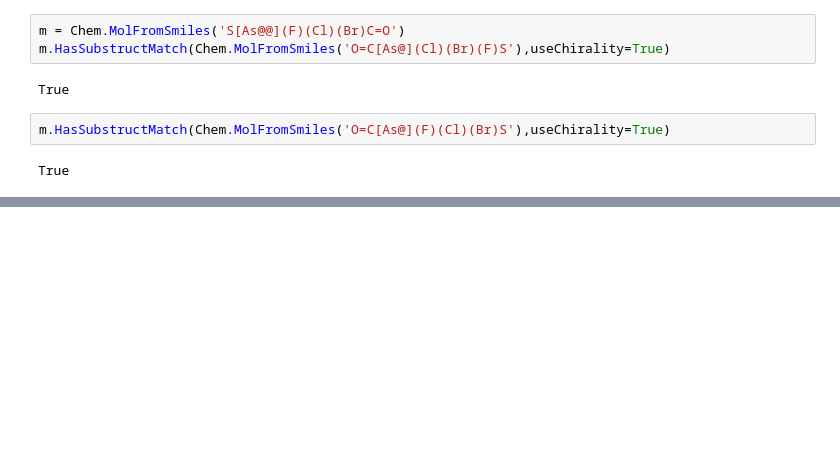
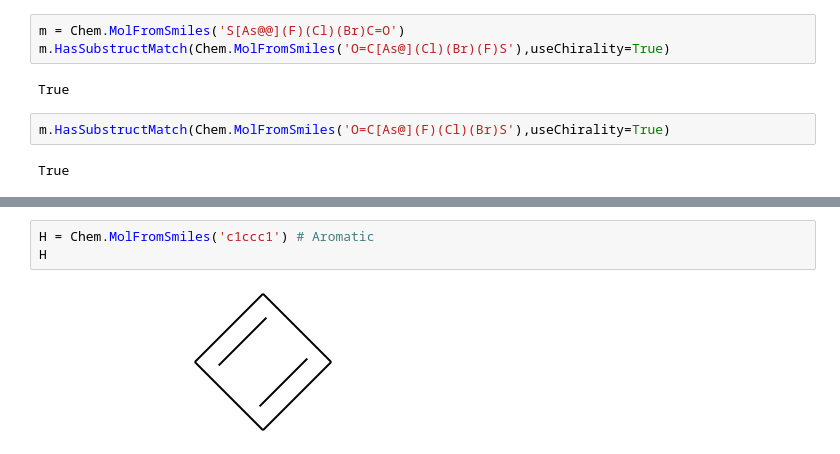
Before and after one commit to LimYeongJun/Jump-to-python, a Jupyter notebook: smiles.ipynb, the cells around one changed output, grey strips where cells are left out. Drawn from its saved outputs; the diff is of its cells as text; blank space fills up the shorter version.

```diff
--- a/smiles.ipynb
+++ b/smiles.ipynb
@@ -303,0 +351,5 @@ O=C$[Co@]$(F)(Cl)(Br)(I)S
+# %%
+H = Chem.MolFromSmiles('c1ccc1') # Aromatic
+H
+# %% [output]
+[figure, added]
```
Also changed, not shown: parts of 16 cells of this notebook.
